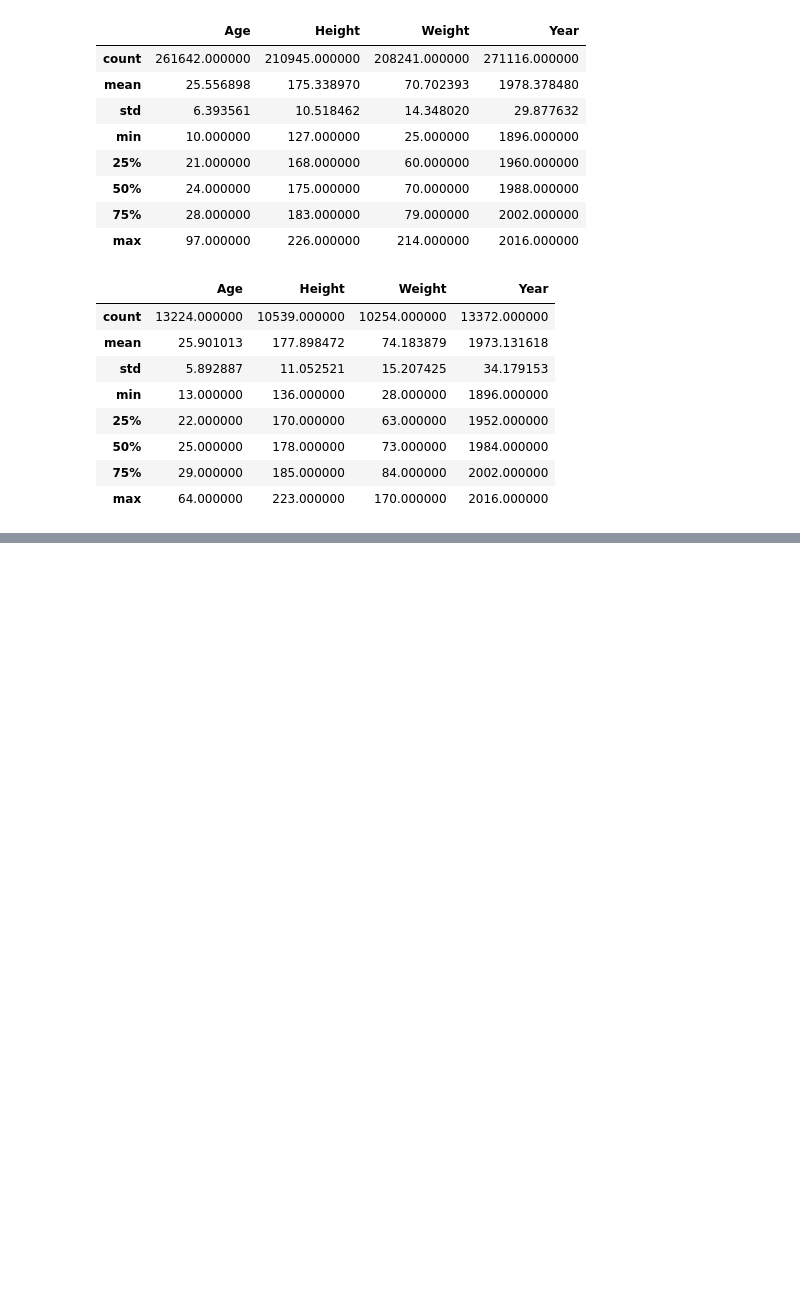
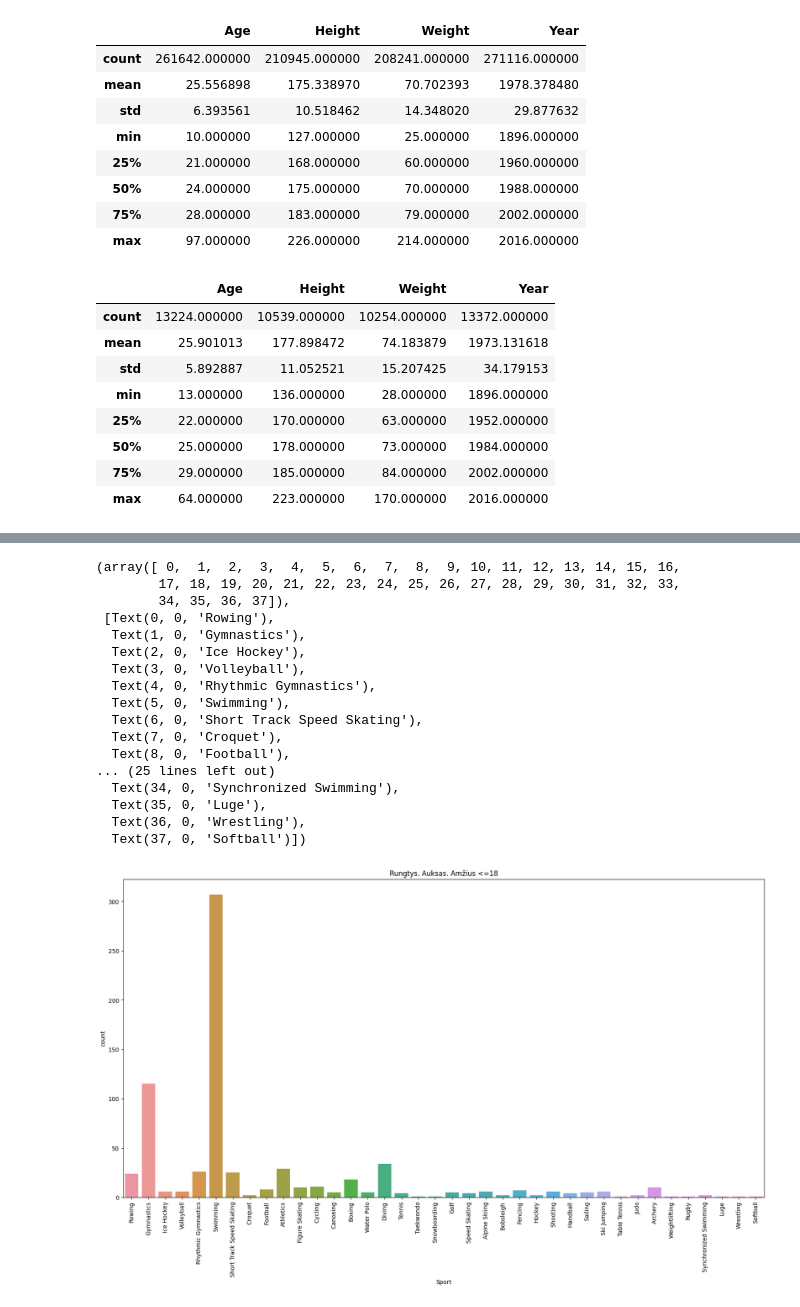
Before and after one commit to kilciukas/Olympic_dataset_exploration, a Jupyter notebook: Notebook/Olimpines_notebook.ipynb, the cells around one changed output, grey strips where cells are left out. Drawn from its saved outputs; the diff is of its cells as text; code cells hidden in the pictures; blank space fills up the shorter version.

```diff
--- a/Notebook/Olimpines_notebook.ipynb
+++ b/Notebook/Olimpines_notebook.ipynb
@@ -38,0 +126,26 @@ auksoMedaliai.describe()
+# %%
+sportas_jaunesni_nei_18 = auksoMedaliai_beNaN['Sport'][auksoMedaliai_beNaN['Age']<=18]
+plt.figure(figsize = (20, 10))
+plt.tight_layout()
+sns.countplot(data=auksoMedaliai_beNaN, x=sportas_jaunesni_nei_18)
+plt.title("Rungtys. Auksas. Amžius <=18")
+plt.xticks(rotation=90)
+# %% [output]
+(array([ 0,  1,  2,  3,  4,  5,  6,  7,  8,  9, 10, 11, 12, 13, 14, 15, 16,
+        17, 18, 19, 20, 21, 22, 23, 24, 25, 26, 27, 28, 29, 30, 31, 32, 33,
+        34, 35, 36, 37]),
+ [Text(0, 0, 'Rowing'),
+  Text(1, 0, 'Gymnastics'),
+  Text(2, 0, 'Ice Hockey'),
+  Text(3, 0, 'Volleyball'),
+  Text(4, 0, 'Rhythmic Gymnastics'),
+  Text(5, 0, 'Swimming'),
+  Text(6, 0, 'Short Track Speed Skating'),
+  Text(7, 0, 'Croquet'),
+  Text(8, 0, 'Football'),
+... (25 lines left out)
+  Text(34, 0, 'Synchronized Swimming'),
+  Text(35, 0, 'Luge'),
+  Text(36, 0, 'Wrestling'),
+  Text(37, 0, 'Softball')])
+[figure, added]
```
Also changed, not shown: parts of 9 cells of this notebook.
